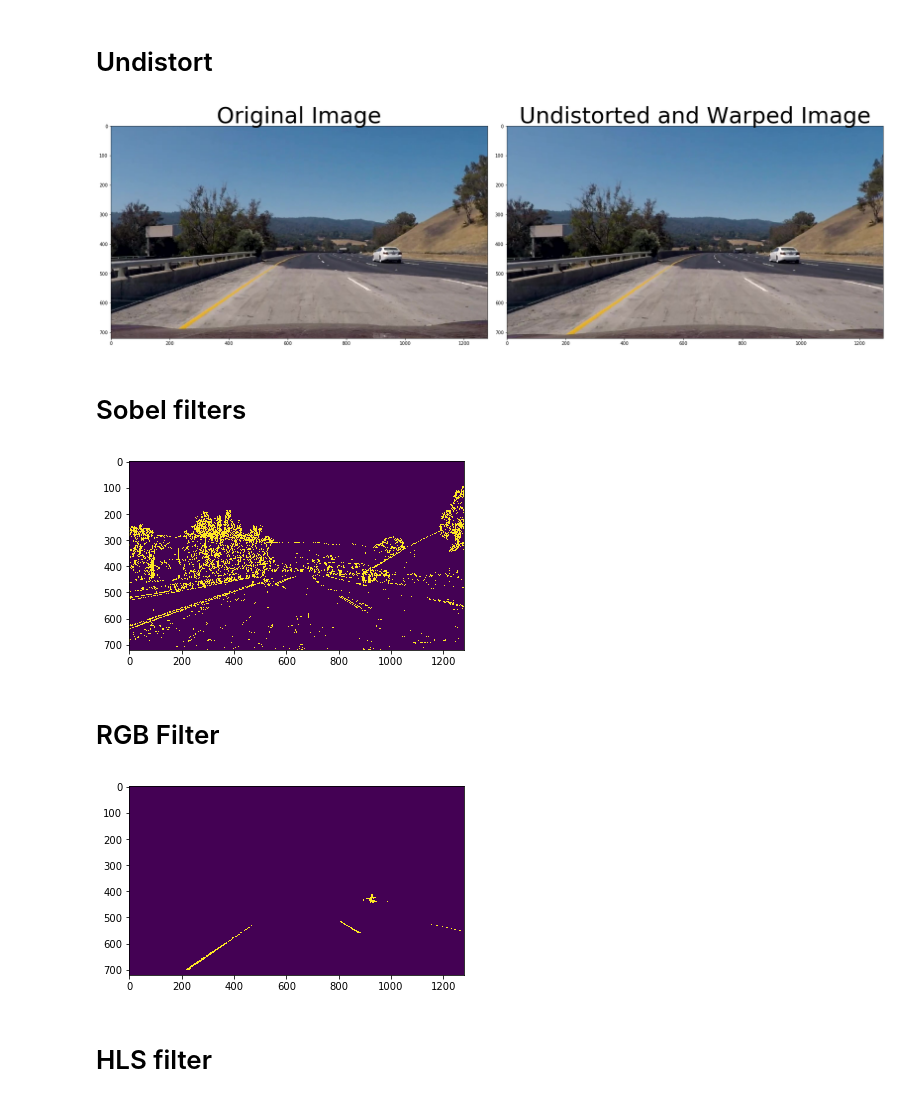
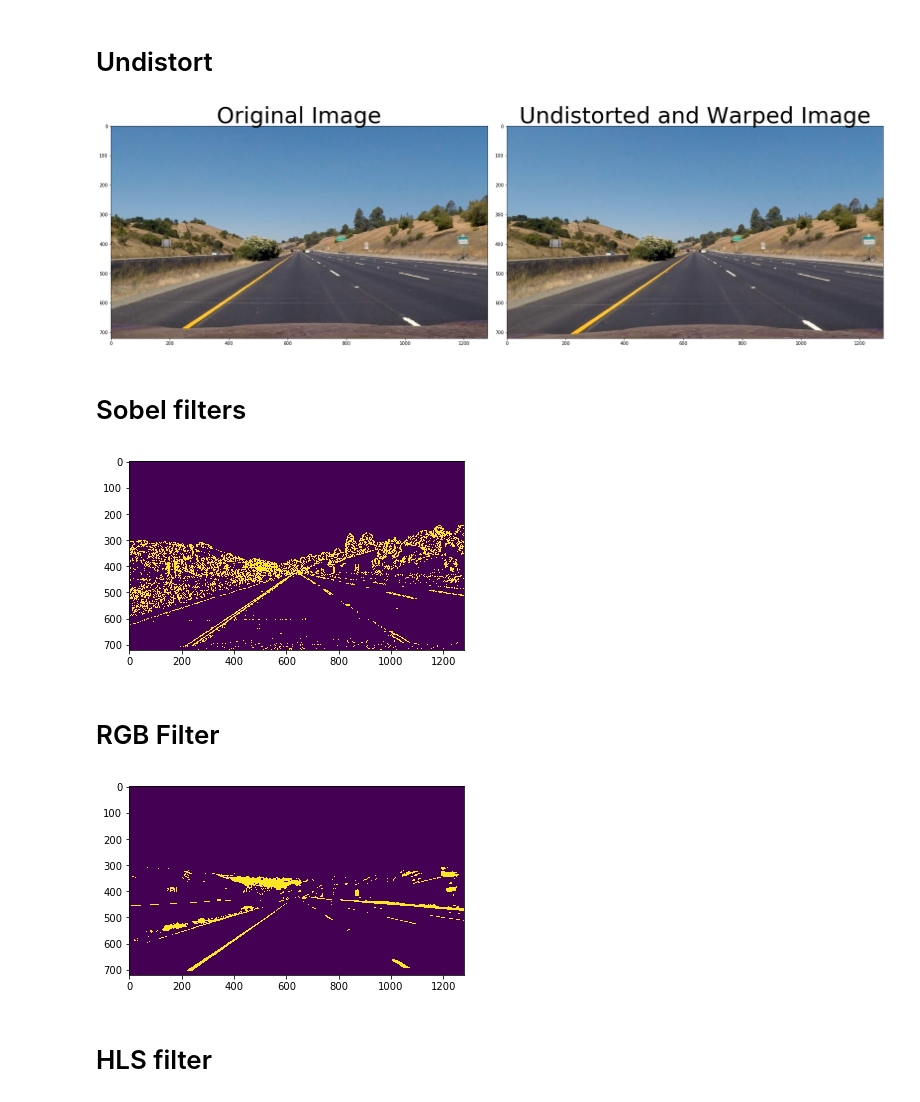
Before and after one commit to kirilcvetkov92/Advanced-Lane-Detection, a Jupyter notebook: Notebook.ipynb, the cells around one changed output. Saved outputs shown, nothing was run; the diff lists cells and outputs as text; code cells hidden in the pictures.

```diff
--- a/Notebook.ipynb
+++ b/Notebook.ipynb
@@ -24,27 +24,23 @@ for fname in fnames :
 # %% [markdown]
 # Undistort
 # %%
-img = mpimg.imread('Project_video_Moment4.jpg')
+img = mpimg.imread('straight_lines1.jpg')
 height, width  = img.shape[0], img.shape[1]
 undistorted, dist, mtx = cal_undistort(img, obj_points_list, img_points_list)
 
 f, (ax1, ax2) = plt.subplots(1, 2, figsize=(24, 9))
 f.tight_layout()
 ax1.imshow(img)
 ax1.set_title('Original Image', fontsize=50)
 ax2.imshow(undistorted)
 ax2.set_title('Undistorted and Warped Image', fontsize=50)
 plt.subplots_adjust(left=0., right=1, top=0.9, bottom=0.)
 plt.show()
 # %% [output]
-[figure, old version]
+[figure, new version]
 # %% [markdown]
 # Sobel filters
 # %%
-
-
-
-
 image = undistorted.copy()
 combined = np.zeros((height,width), dtype = np.uint8)
 combined_condition = sobel_filter(image)
@@ -52,12 +48,10 @@ combined[combined_condition] = 1
 plt.imshow(combined)
 plt.show()
 # %% [output]
-[figure, old version]
+[figure, new version]
 # %% [markdown]
 # RGB Filter
 # %%
-
-
 rgb = np.copy(undistorted)
 color_combined = np.zeros((height,width), dtype = np.uint8)
 r_g_condition = rgb_filter(rgb)
@@ -65,7 +59,7 @@ color_combined[r_g_condition] = 1
 plt.imshow(color_combined)
 plt.show()
 # %% [output]
-[figure, old version]
+[figure, new version]
 # %% [markdown]
 # HLS filter
 # %%
```
Also changed, not shown: parts of 18 cells of this notebook, 1 other file.
